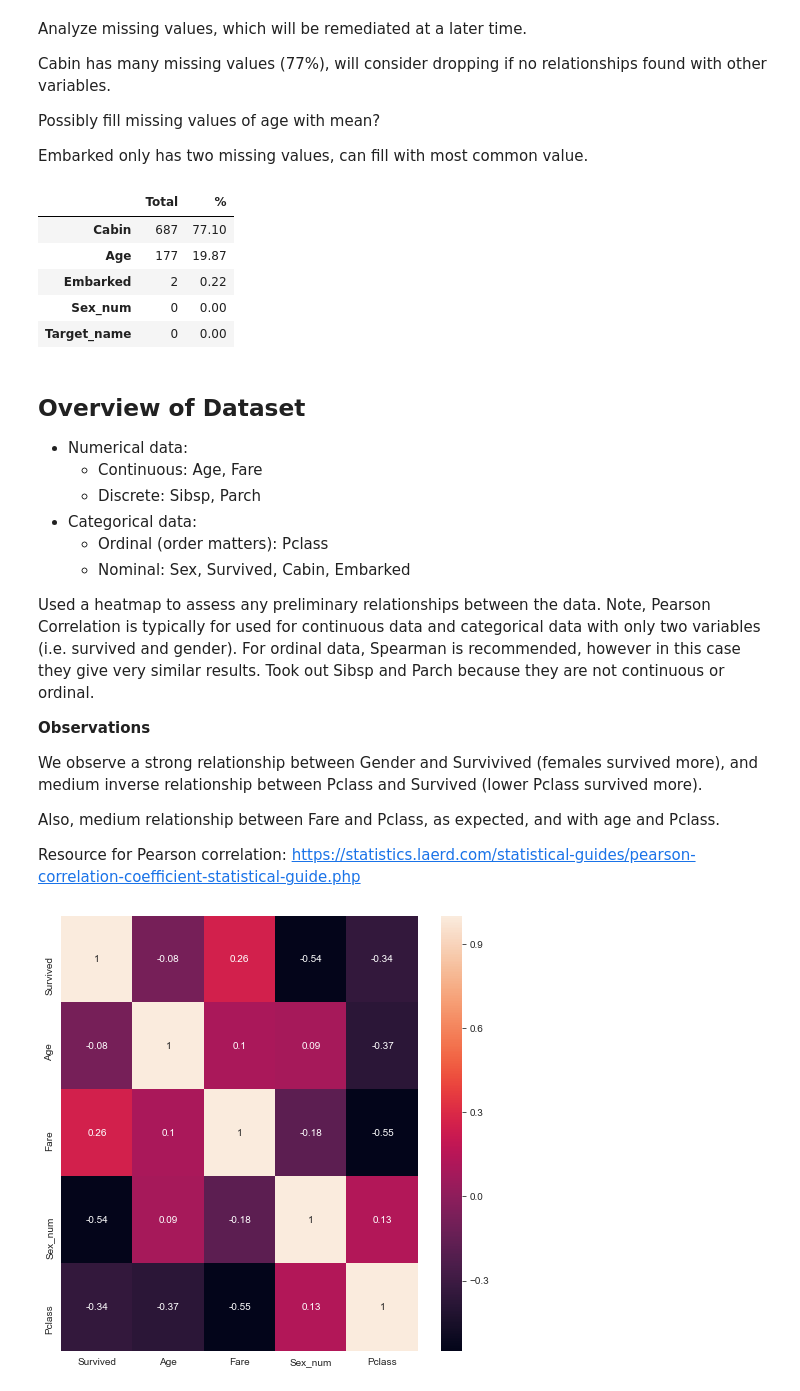
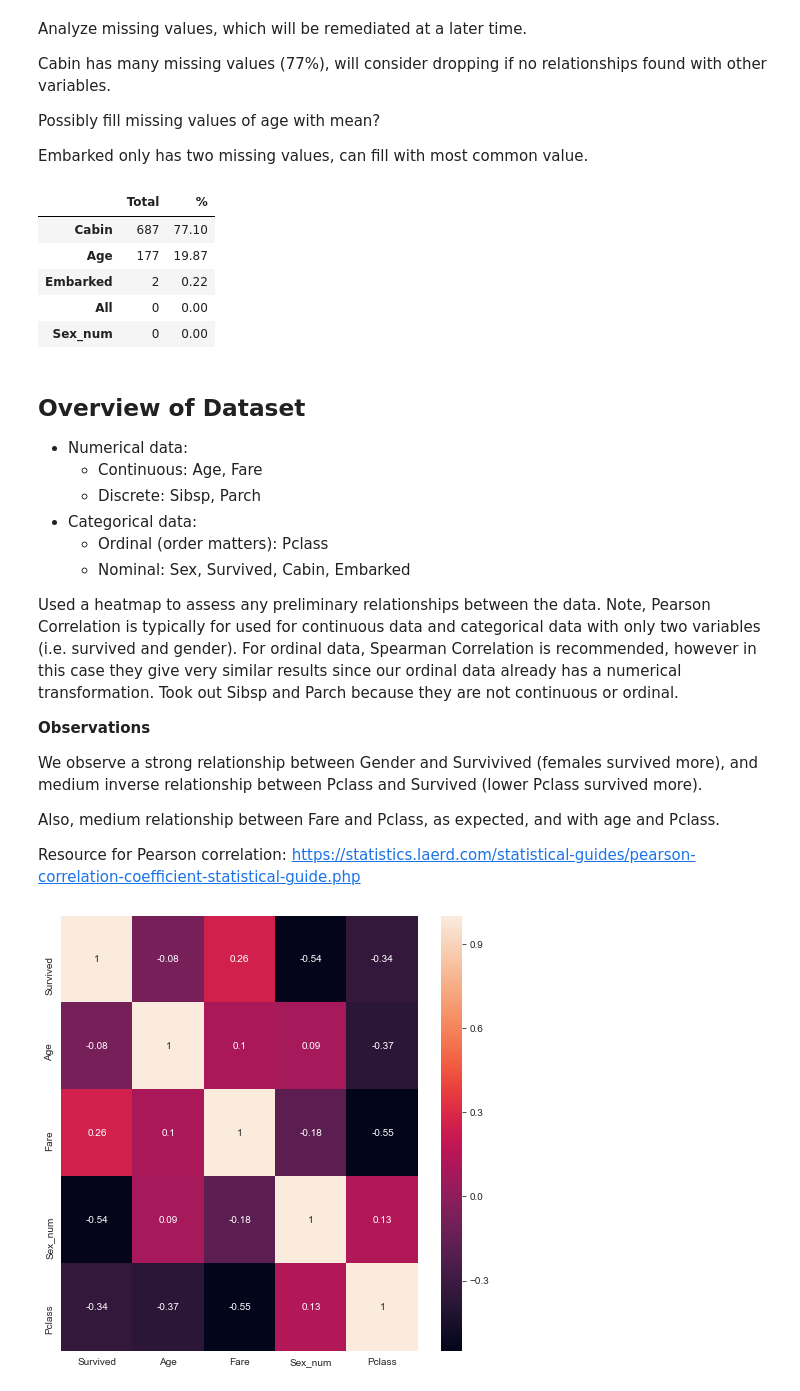
Before and after one commit to arsalanfardi/Titanic-Survival-Prediction, a Jupyter notebook: Titanic_Survival_Prediction.ipynb, the cells around one changed output. Drawn from its saved outputs; the diff is of its cells as text; code cells hidden in the pictures.

```diff
--- a/Titanic_Survival_Prediction.ipynb
+++ b/Titanic_Survival_Prediction.ipynb
@@ -67,17 +67,17 @@ Possibly fill missing values of age with mean?
 Embarked only has two missing values, can fill with most common value.
 # %%
 total = df.isnull().sum().sort_values(ascending=False)
-percent = total/df.shape[0] * 100
+percent = total/len(df) * 100
 percent = round(percent, 2)
 missing_data = pd.concat([total, percent], axis = 1, keys=['Total', '%'])
 missing_data.head()
 # %% [output]
 |  | Total | % |
 | Cabin | 687 | 77.10 |
 | Age | 177 | 19.87 |
 | Embarked | 2 | 0.22 |
+| All | 0 | 0.00 |
 | Sex_num | 0 | 0.00 |
-| Target_name | 0 | 0.00 |
 # %% [markdown]
 ## Overview of Dataset
 
@@ -88,7 +88,7 @@ missing_data.head()
     - Ordinal (order matters): Pclass
     - Nominal: Sex, Survived, Cabin, Embarked
 
-Used a heatmap to assess any preliminary relationships between the data. Note, Pearson Correlation is typically for used for continuous data and categorical data with only two variables (i.e. survived and gender). For ordinal data, Spearman is recommended, however in this case they give very similar results. Took out Sibsp and Parch because they are not continuous or ordinal.
+Used a heatmap to assess any preliminary relationships between the data. Note, Pearson Correlation is typically for used for continuous data and categorical data with only two variables (i.e. survived and gender). For ordinal data, Spearman Correlation is recommended, however in this case they give very similar results since our ordinal data already has a numerical transformation. Took out Sibsp and Parch because they are not continuous or ordinal.
 
 **Observations**
 
```
Also changed, not shown: parts of 12 cells of this notebook.
